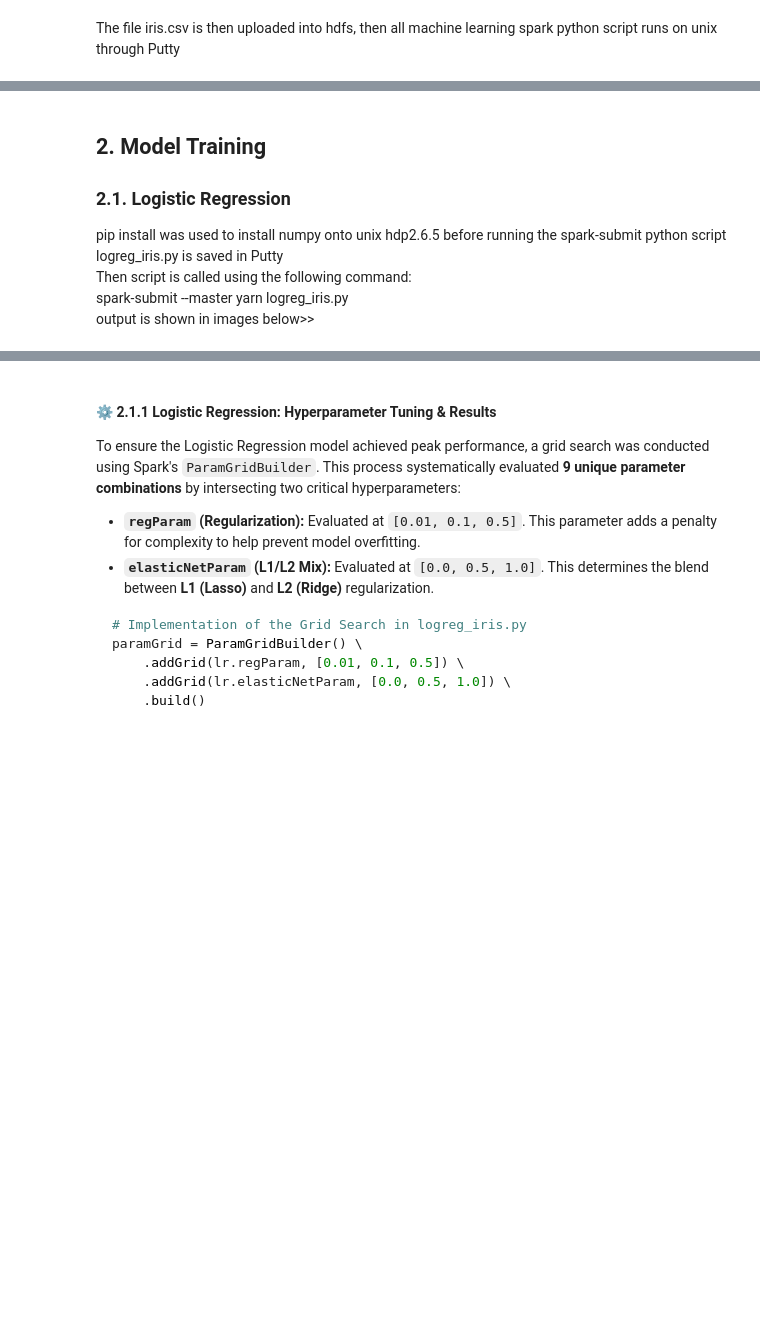
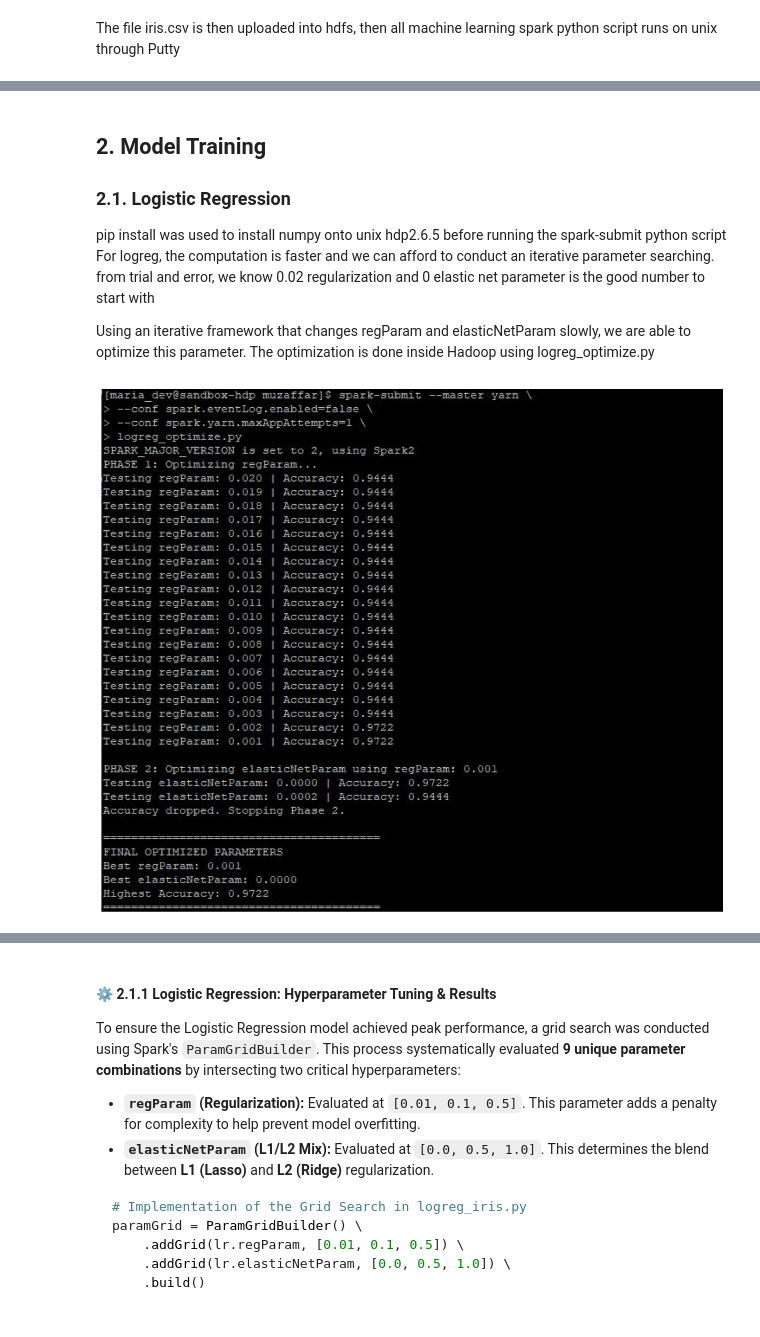
Before and after one commit to muzaffarizamuddin/P166246_Iris_Spark_STQD6324, a Jupyter notebook: P166246_Iris_Spark.ipynb, the cells around one changed output, grey strips where cells are left out. Saved outputs shown, nothing was run; the diff lists cells and outputs as text; code cells hidden in the pictures; blank space fills up the shorter version.

```diff
--- a/P166246_Iris_Spark.ipynb
+++ b/P166246_Iris_Spark.ipynb
@@ -197,10 +195,13 @@ For each script, a systematic optimization process was followed to ensure the mo
 
 ### 2.1. Logistic Regression
 pip install was used to install numpy onto unix hdp2.6.5 before running the spark-submit python script <br>
-logreg_iris.py is saved in Putty <br>
-Then script is called using the following command: <br>
-spark-submit --master yarn logreg_iris.py <br>
-output is shown in images below>>
+For logreg, the computation is faster and we can afford to conduct an iterative parameter searching. from trial and error, we know 0.02 regularization and 0 elastic net parameter is the good number to start with
+
+Using an iterative framework that changes regParam and elasticNetParam slowly, we are able to optimize this parameter. The optimization is done inside Hadoop using logreg_optimize.py
+# %%
+show_github_img("images/logreg_results_optimize.JPG")
+# %% [output]
+[figure, added]
 # %%
 show_github_img("images/logreg_results_5.JPG")
 # %% [output]
```
Also changed, not shown: parts of 17 cells of this notebook.
